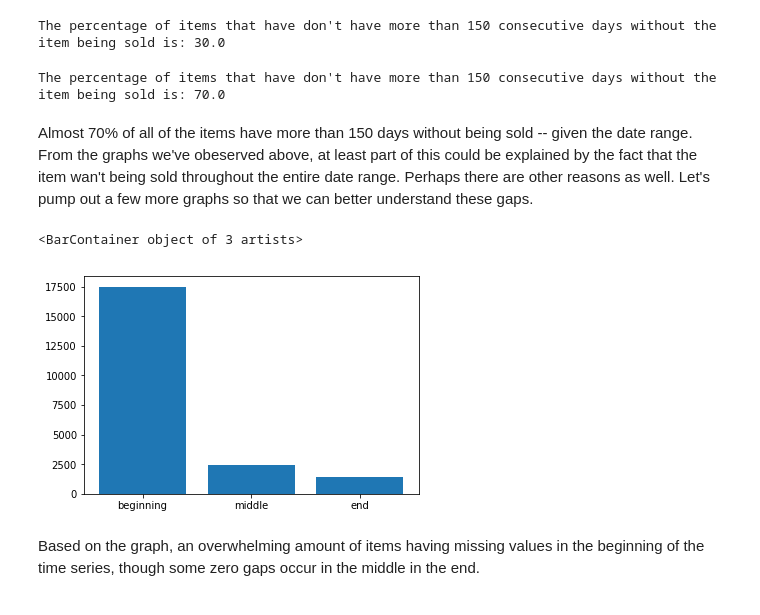
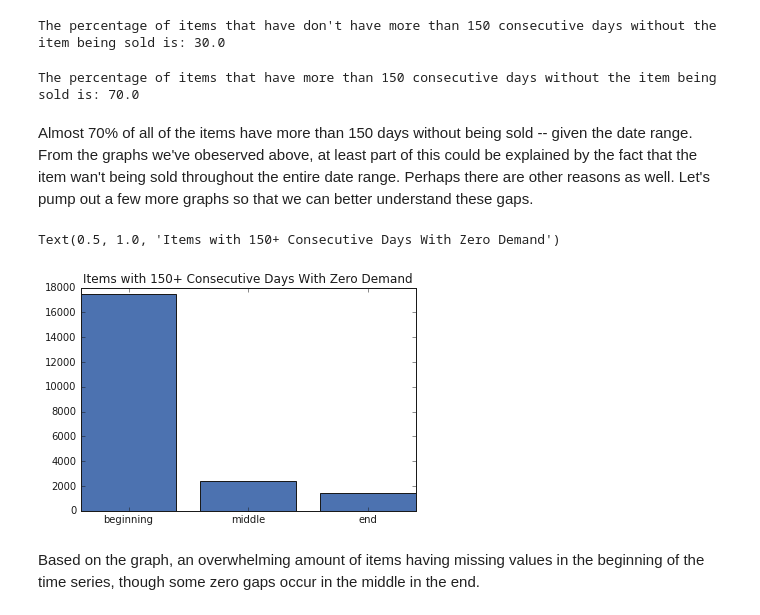
Before and after one commit to Luke-Gray/M5-Accuracy, a Jupyter notebook: M5 Basic EDA.ipynb, the cells around one changed output. Cells and saved outputs as stored; diff of their text form; code cells hidden in the pictures.

```diff
--- a/M5 Basic EDA.ipynb
+++ b/M5 Basic EDA.ipynb
@@ -178,26 +178,27 @@ print('The percentage of items that have don\'t have more than 150 consecutive d
 # %% [output]
 The percentage of items that have don't have more than 150 consecutive days without the item being sold is: 30.0
 # %%
-print('The percentage of items that have don\'t have more than 150 consecutive days without the item being sold is: {}'.format(np.round((len(limited_items)/sales.shape[0])*100)))
+print('The percentage of items that have more than 150 consecutive days without the item being sold is: {}'.format(np.round((len(limited_items)/sales.shape[0])*100)))
 # %% [output]
-The percentage of items that have don't have more than 150 consecutive days without the item being sold is: 70.0
+The percentage of items that have more than 150 consecutive days without the item being sold is: 70.0
 # %% [markdown]
 Almost 70% of all of the items have more than 150 days without being sold -- given the date range. From the graphs we've obeserved above, at least part of this could be explained by the fact that the item wan't being sold throughout the entire date range. Perhaps there are other reasons as well. Let's pump out a few more graphs so that we can better understand these gaps.
 # %%
 '''Plotting how much of the items with limited history occur in the beginning, middle, and end'''
 
 from collections import Counter
 
 location = []
 for key, value in limited_items.items():
     location.append(value[1])
 
 totals = Counter(location)
 
 plt.bar(totals.keys(), totals.values())
+plt.title('Items with 150+ Consecutive Days With Zero Demand')
 # %% [output]
-<BarContainer object of 3 artists>
+Text(0.5, 1.0, 'Items with 150+ Consecutive Days With Zero Demand')
-[figure, old version]
+[figure, new version]
 # %% [markdown]
 Based on the graph, an overwhelming amount of items having missing values in the beginning of the time series, though some zero gaps occur in the middle in the end.
 # %%
```
Also changed, not shown: parts of 3 cells of this notebook, 5 other files.
